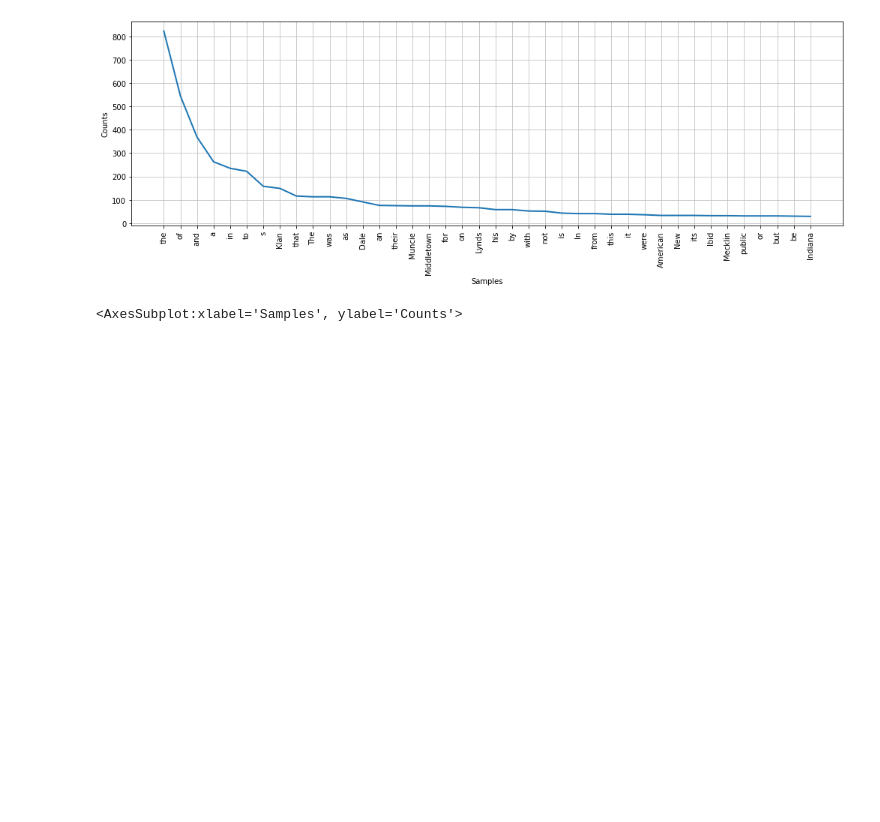
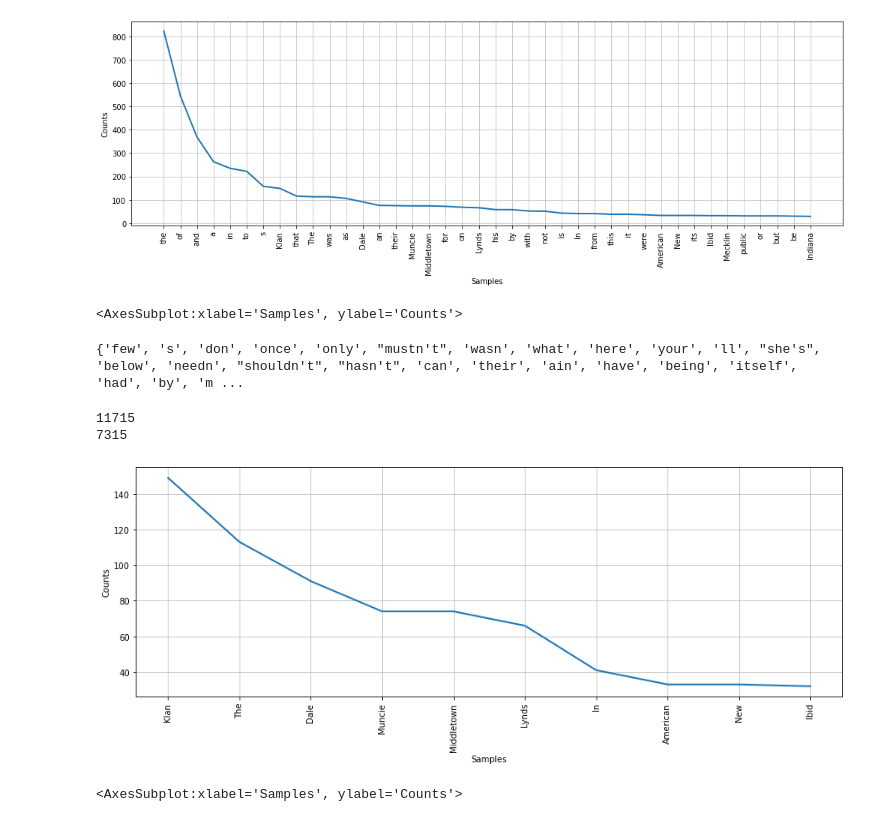
Before and after one commit to MarcBernstein0/raizel-practice-questions, a Jupyter notebook: notebook/Rafi_NLP.ipynb, the cells around one changed output. Cells and saved outputs as stored; diff of their text form; code cells hidden in the pictures; blank space fills up the shorter version.

```diff
--- a/notebook/Rafi_NLP.ipynb
+++ b/notebook/Rafi_NLP.ipynb
@@ -926,3 +926,27 @@ fdist.plot(40)
 # %% [output]
 [figure]
 <AxesSubplot:xlabel='Samples', ylabel='Counts'>
+# %%
+stop_words=set(stopwords.words("english"))
+print(stop_words)
+# %% [output]
+{'few', 's', 'don', 'once', 'only', "mustn't", 'wasn', 'what', 'here', 'your', 'll', "she's", 'below', 'needn', "shouldn't", "hasn't", 'can', 'their', 'ain', 'have', 'being', 'itself', 'had', 'by', 'm ...
+# %%
+filtered_review=[]
+for w in tokenized_review:
+    if w not in stop_words:
+        filtered_review.append(w)
+# print("Filterd Sentence:",filtered_review)
+# %%
+print(len(tokenized_review))
+print(len(filtered_review))
+# %% [output]
+11715
+7315
+# %%
+fdist = FreqDist(filtered_review)
+plt.figure(figsize=(15,5))
+fdist.plot(10)
+# %% [output]
+[figure, added]
+<AxesSubplot:xlabel='Samples', ylabel='Counts'>
```
